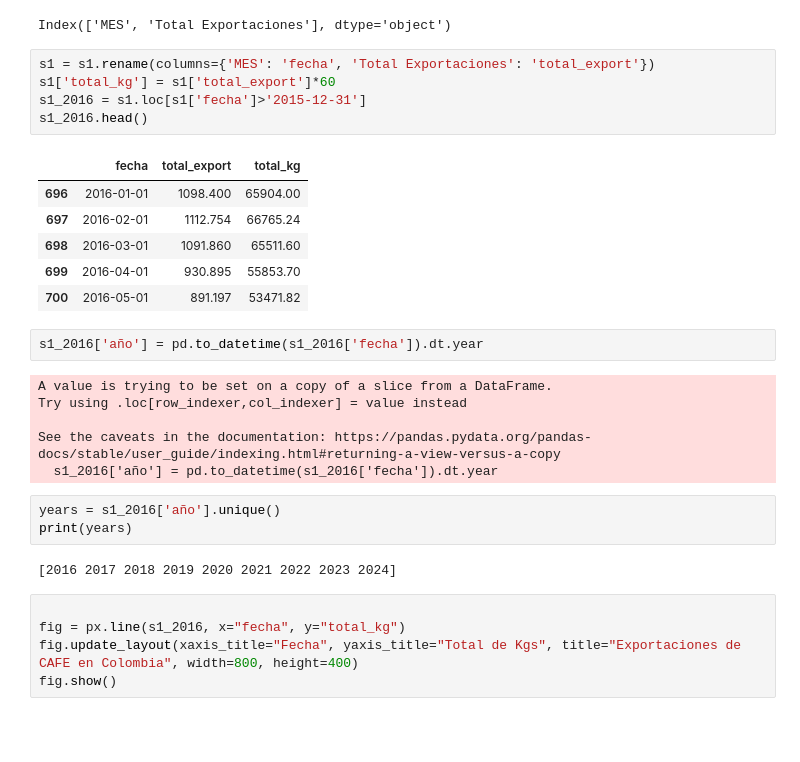
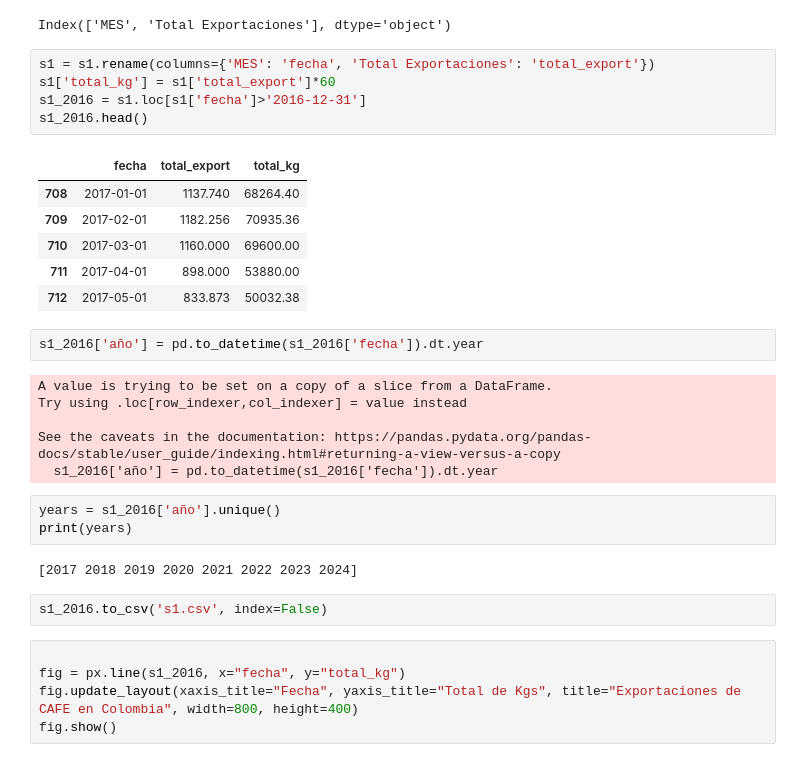
Before and after one commit to CJ7MO/EDA_coffee, a Jupyter notebook: data_analysis_coffee.ipynb, the cells around one changed output. Cells and saved outputs as stored; diff of their text form; blank space fills up the shorter version.

```diff
--- a/data_analysis_coffee.ipynb
+++ b/data_analysis_coffee.ipynb
@@ -35,15 +35,15 @@ Index(['MES', 'Total Exportaciones'], dtype='object')
 # %%
 s1 = s1.rename(columns={'MES': 'fecha', 'Total Exportaciones': 'total_export'})
 s1['total_kg'] = s1['total_export']*60
-s1_2016 = s1.loc[s1['fecha']>'2015-12-31']
+s1_2016 = s1.loc[s1['fecha']>'2016-12-31']
 s1_2016.head()
 # %% [output]
 |  | fecha | total_export | total_kg |
-| 696 | 2016-01-01 | 1098.400 | 65904.00 |
-| 697 | 2016-02-01 | 1112.754 | 66765.24 |
-| 698 | 2016-03-01 | 1091.860 | 65511.60 |
-| 699 | 2016-04-01 | 930.895 | 55853.70 |
-| 700 | 2016-05-01 | 891.197 | 53471.82 |
+| 708 | 2017-01-01 | 1137.740 | 68264.40 |
+| 709 | 2017-02-01 | 1182.256 | 70935.36 |
+| 710 | 2017-03-01 | 1160.000 | 69600.00 |
+| 711 | 2017-04-01 | 898.000 | 53880.00 |
+| 712 | 2017-05-01 | 833.873 | 50032.38 |
 # %%
 s1_2016['año'] = pd.to_datetime(s1_2016['fecha']).dt.year
 # %% [output]
@@ -56,7 +56,9 @@ See the caveats in the documentation: https://pandas.pydata.org/pandas-docs/stab
 years = s1_2016['año'].unique()
 print(years)
 # %% [output]
-[2016 2017 2018 2019 2020 2021 2022 2023 2024]
+[2017 2018 2019 2020 2021 2022 2023 2024]
+# %%
+s1_2016.to_csv('s1.csv', index=False)
 # %%
 
 fig = px.line(s1_2016, x="fecha", y="total_kg")
```
Also changed, not shown: parts of 3 cells of this notebook, 6 other files.
